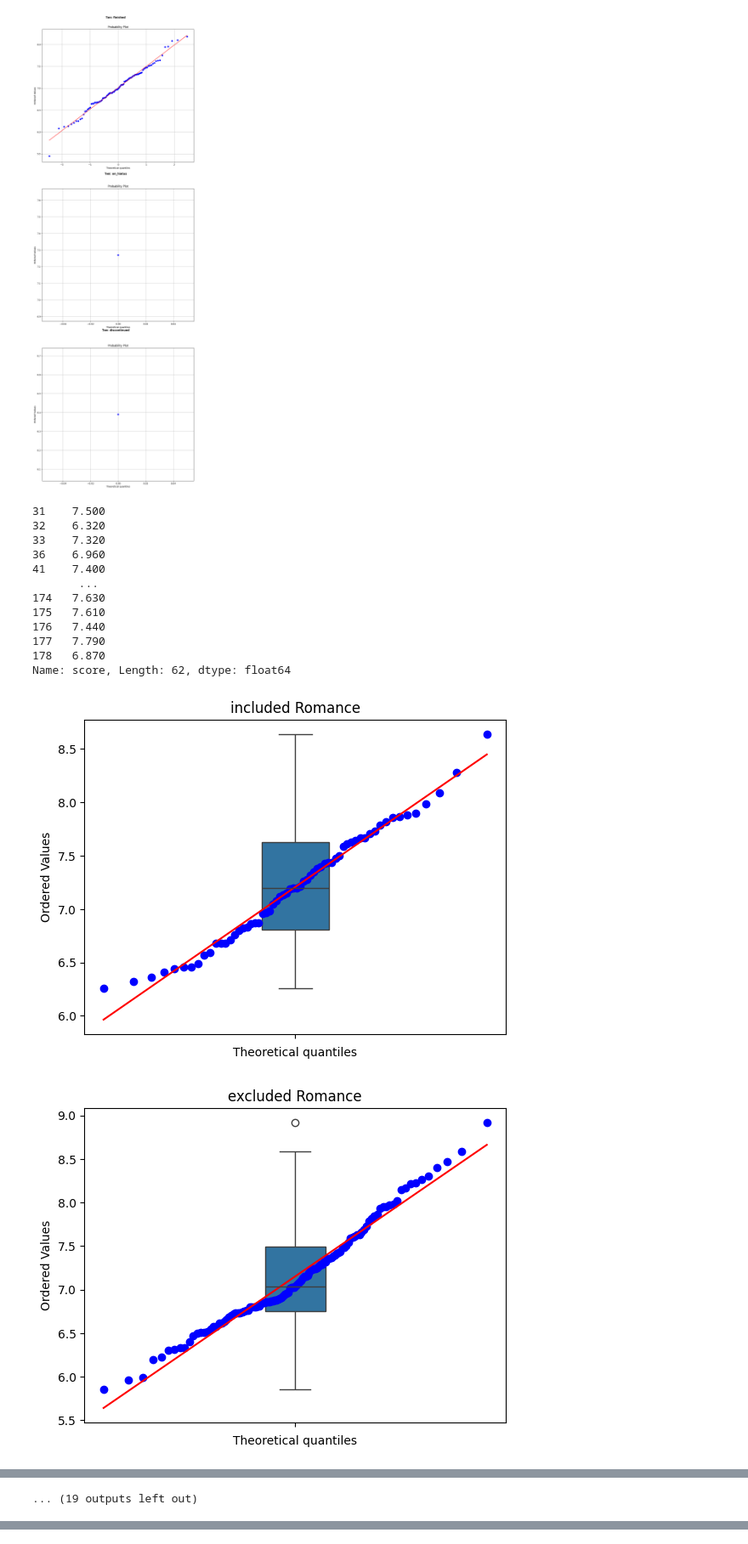
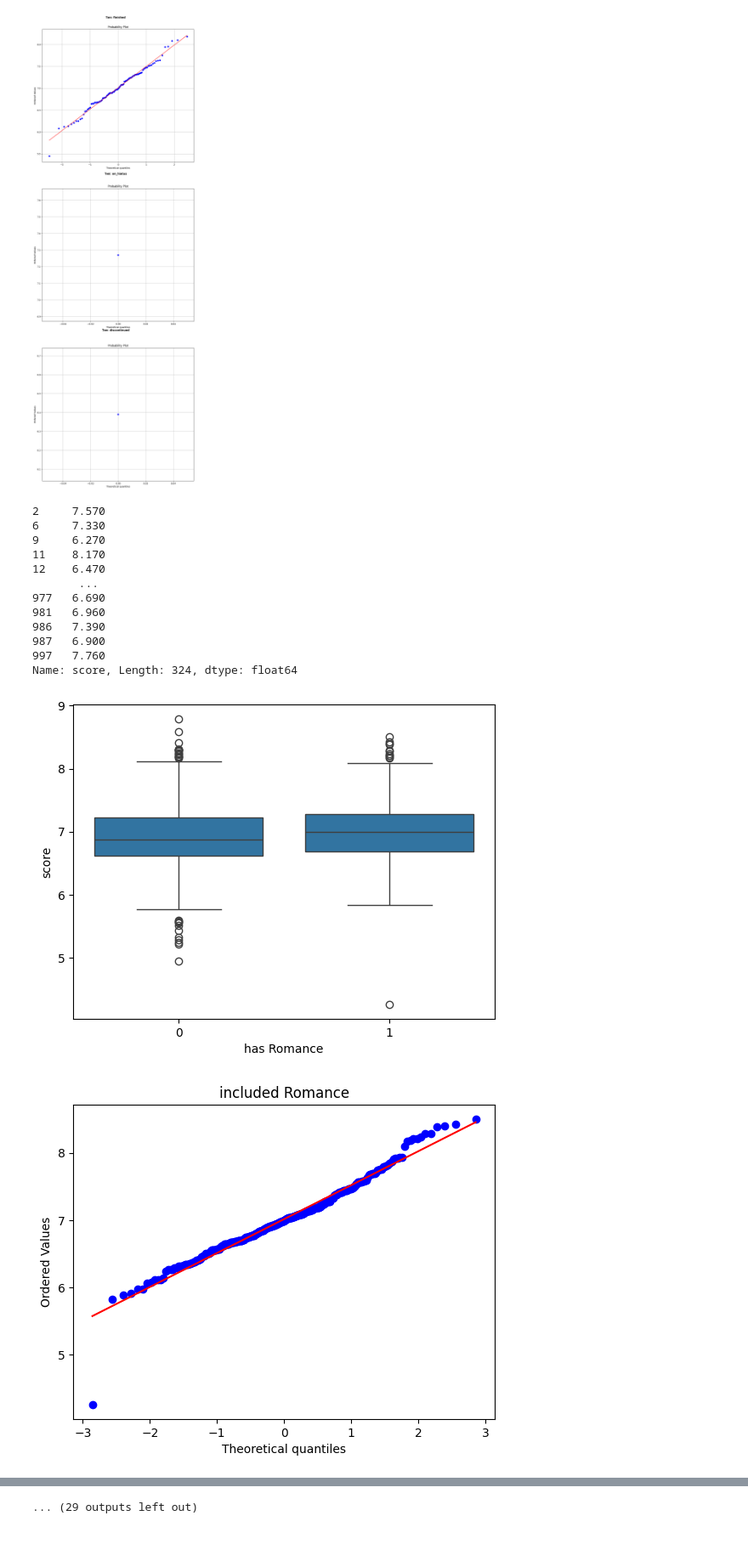
Before and after one commit to Slava55555/EconometricsAndStatistics, a Jupyter notebook: scripts/lab5.ipynb, the cells around one changed output, grey strips where cells are left out. Shown at 85% size. Saved outputs shown, nothing was run; the diff lists cells and outputs as text; code cells hidden in the pictures.

```diff
--- a/scripts/lab5.ipynb
+++ b/scripts/lab5.ipynb
@@ -183,4 +170,26 @@ print(data['type'].unique())
 model = ols(f'score ~ type', data=data).fit()
 anova_table = sm.stats.anova_lm(model, type=2)
 print(anova_table)
+
+included = data['type']
+print(included)
+#sns.boxplot(included, showfliers=True)
+types = data['type'].unique()
+ty_list = []
+
+for ty in types :
+    b, ni = sts.shapiro(data[data['type'] == ty]['score'])
+    #c, ne = sts.shapiro(ty)
+
+    ty_list.append(data[data['type'] == ty]['score'])
+    sts.probplot(data[data['type'] == ty]['score'], plot=plt)
+    plt.title(ty)
+    plt.figure()
+    print(ni)
+    #sns.boxplot(excluded, showfliers=True)
+    #sts.probplot(excluded, plot=plt)
+    #plt.title('excluded ' + title)
+    plt.show()
+a, si = sts.levene(*ty_list)
+print(f'Levene p-value: {si:.2f}')
 # %% [output]
@@ -241,48 +275,50 @@ for dstatus in data['status'].unique():
 # %%
 def perform_ttest(included, excluded, title) :
     print(included)
-    sns.boxplot(included, showfliers=True)
+    plt.figure()
+
+    sns.boxplot(y = data['score'], x = data[f'has {title}'], showfliers=True)
 
     a, si = sts.levene(included, excluded)
     b, ni = sts.shapiro(included)
     c, ne = sts.shapiro(excluded)
-
+    plt.figure()
     sts.probplot(included, plot=plt)
     plt.title('included ' + title)
     plt.figure()
-    sns.boxplot(excluded, showfliers=True)
     sts.probplot(excluded, plot=plt)
     plt.title('excluded ' + title)
     plt.show()
 
     d, tt = sts.ttest_ind(included, excluded)
 
     print(title, 'Levene: ' + str(si), "Normality included: " + str(ni), "Normality excluded: " + str(ne), 'ttest p-value: ' + str(tt), sep="\n")
 
 
 
 for genre in top_genres :
 
     inc = data[data[f'has {genre}'] == 1]['score']
     exc = data[data[f'has {genre}'] == 0]['score']
+
     perform_ttest(inc, exc, genre)
 
 for theme in top_themes :
     inc = data[data[f'has {theme}'] == 1]['score']
     exc = data[data[f'has {theme}'] == 0]['score']
     perform_ttest(inc, exc, theme)
 # %% [output]
-31    7.500
-32    6.320
-33    7.320
-36    6.960
-41    7.400
+2     7.570
+6     7.330
+9     6.270
+11    8.170
+12    6.470
        ...
-174   7.630
-175   7.610
-176   7.440
-177   7.790
-178   6.870
-Name: score, Length: 62, dtype: float64
+977   6.690
+981   6.960
+986   7.390
+987   6.900
+997   7.760
+Name: score, Length: 324, dtype: float64
-[figure, old version]
+[figure, new version]
-[figure, old version]
+[figure, new version]
@@ -342 +364,0 @@ Name: score, dtype: float64
-... (19 outputs left out)
@@ -342,0 +366 @@ Name: score, dtype: float64
+... (29 outputs left out)
```
Also changed, not shown: parts of 9 cells of this notebook, 3 other files.
